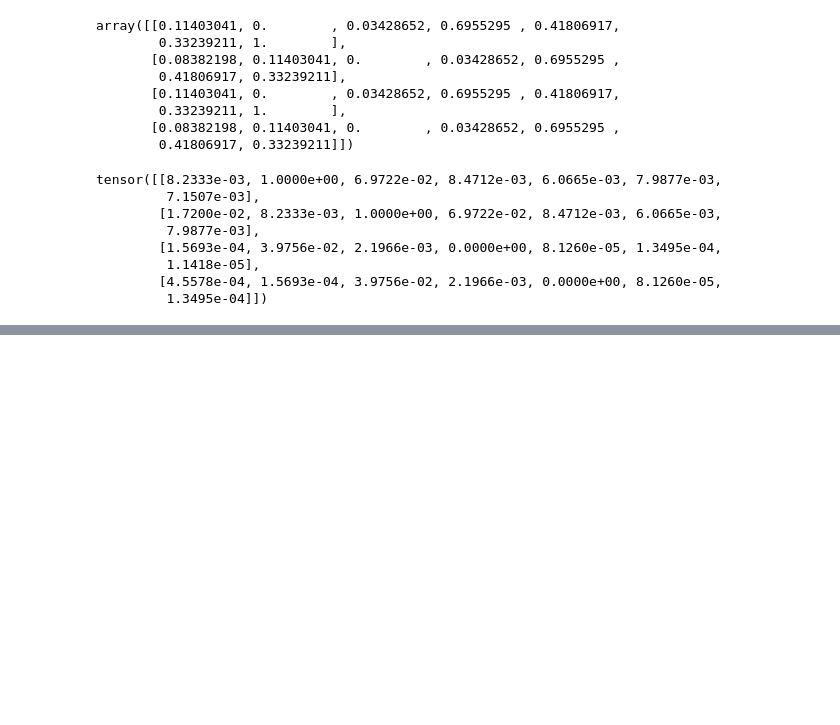
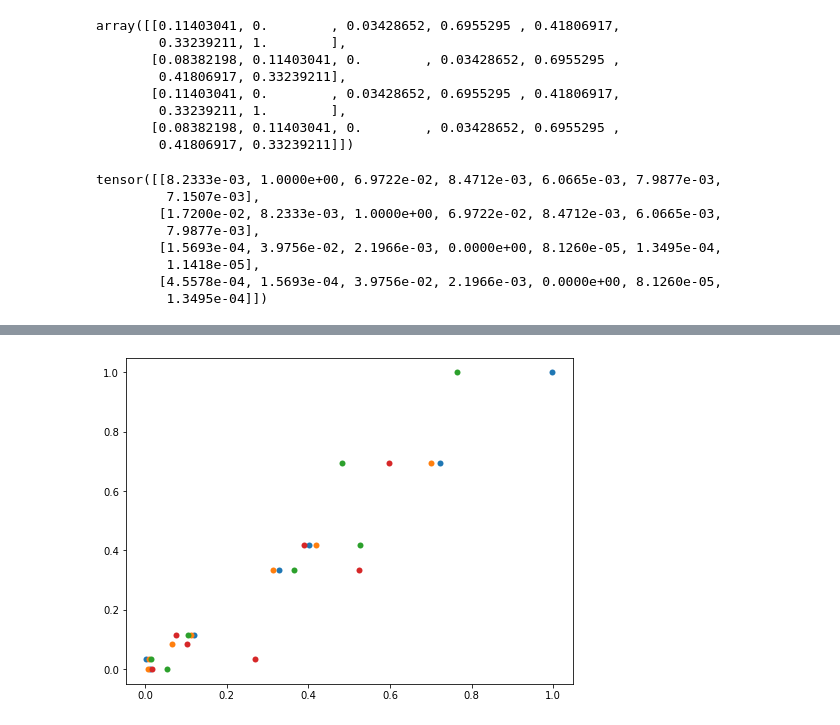
Before and after one commit to float3rs/dL, a Jupyter notebook: final/project1.ipynb, the cells around one changed output, grey strips where cells are left out. Cells and saved outputs as stored; diff of their text form; code cells hidden in the pictures; blank space fills up the shorter version.

```diff
--- a/final/project1.ipynb
+++ b/final/project1.ipynb
@@ -1661,0 +1719,9 @@ tensor([[0.1140, 0.0000, 0.0343, 0.6955, 0.4181, 0.3324, 1.0000],
+# %%
+NN = Neural_Network()
+# %%
+for i in range(1000):  # trains the NN 1,000 times
+    print ("#" + str(i) + " Loss: " + str(torch.mean((nnout - NN(nnin))**2).detach().item()))  # mean sum squared loss
+    NN.train(nnin, nnout)
+
+NN.saveWeights(NN)
+NN.predict()
@@ -1661,0 +1768,68 @@ tensor([[0.1140, 0.0000, 0.0343, 0.6955, 0.4181, 0.3324, 1.0000],
+# %%
+(fig, ax) = pyplot.subplots(figsize=(8, 6))
+
+for i in range(0, 4):
+
+    x_fig = NN.forward(nnpred)[i].tolist()
+    y_fig = nnout[i].tolist()
+
+    ax.scatter(x_fig, y_fig, linewidth=0)
+
+
+
+
+
+
+
+
+# ax3.plot_date(x_fig3, y_fig3, linestyle='solid', markersize=0)
+
+# ax3.set_title('monthly variation of seismicity')
+# ax3.set_xlabel('occurence time, yr.')
+# ax3.set_ylabel('number of events')
+
+# ax3.xaxis.set_major_locator(lctr_major_fig3)
+# ax3.xaxis.set_minor_locator(lctr_minor_fig3)
+
+# # ax3.xaxis.set_major_formatter(date_major_formatter_fig3)
+# # ax3.xaxis.set_minor_formatter(date_minor_formatter_fig3)
+# ax3.xaxis.set_major_formatter(fmtr_major_fig3)
+
+# fig3.set_tight_layout(True)
+# fig3.autofmt_xdate()
+
+# # ax3.tick_params(which='minor', color='r')
+# # ax3.set_xlim(
+# #     pandas.to_datetime('1981-01-01 00:00:00'),
+# #     pandas.to_datetime('1999-12-31 00:00:00')
+# #     )
+
+# ax3.grid(False)
+
+# # SciPy statistics *linregress()* for linear regression
+
+# y_fig3_nparray = numpy.array(y_fig3.values, dtype=float)
+# x_fig3_nparray = numpy.array(x_fig3.values, dtype=float)
+
+# (slope_fig3, intercept_fig3, r_value_fig3, p_value_fig3, std_error_fig3) = stats.linregress(x_fig3_nparray, y_fig3_nparray)
+
+# xf_fig3 = numpy.linspace(min(x_fig3_nparray), max(x_fig3_nparray), 1000)
+# xf_fig3_copy = xf_fig3.copy()
+# xf_fig3_copy = pandas.to_datetime(xf_fig3_copy)
+# yf_fig3 = (slope_fig3 * xf_fig3) + intercept_fig3
+
+# ax3.plot(xf_fig3_copy, yf_fig3, linestyle='--')
+
+# # Call numpy.linalg.norm(arr) to find the normal form of an array arr.
+# # Divide an array by its norm to normalize the array.
+
+# norm_fig3 = numpy.linalg.norm(x_fig3_nparray)
+# x_fig3_nparray = x_fig3_nparray/norm_fig3
+# norm_fig3 = numpy.linalg.norm(y_fig3_nparray)
+# y_fig3_nparray = y_fig3_nparray/norm_fig3
+
+# (slope_fig3, intercept_fig3, r_value_fig3, p_value_fig3, std_error_fig3) = stats.linregress(x_fig3_nparray, y_fig3_nparray)
+
+# ax3.legend(('magnitude > 0\nevents: {0}'.format(df_papr_fig3.count()),'slope: {0:04.2F} ± {1:04.2F}'.format(slope_fig3, std_error_fig3),))
+# %% [output]
+[figure, added]
```
Also changed, not shown: parts of 9 cells of this notebook, 1 other file.
